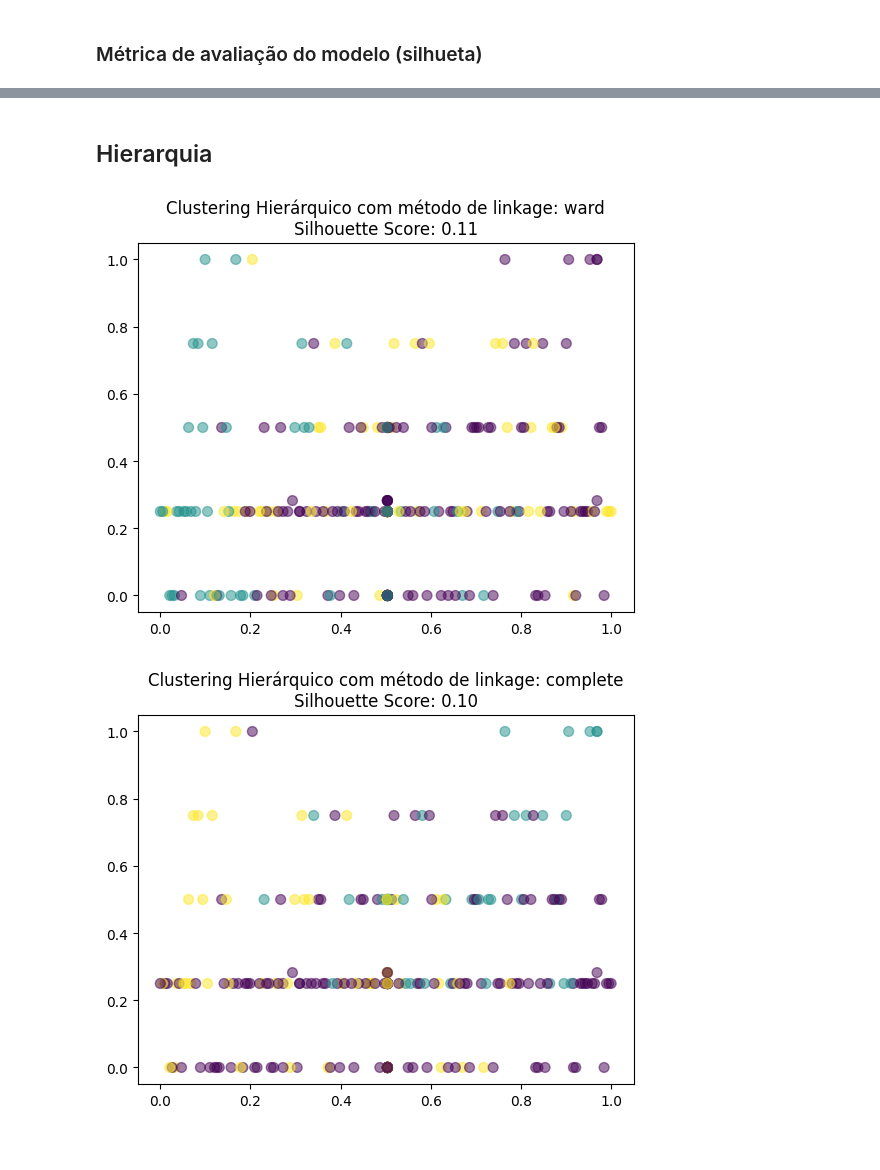
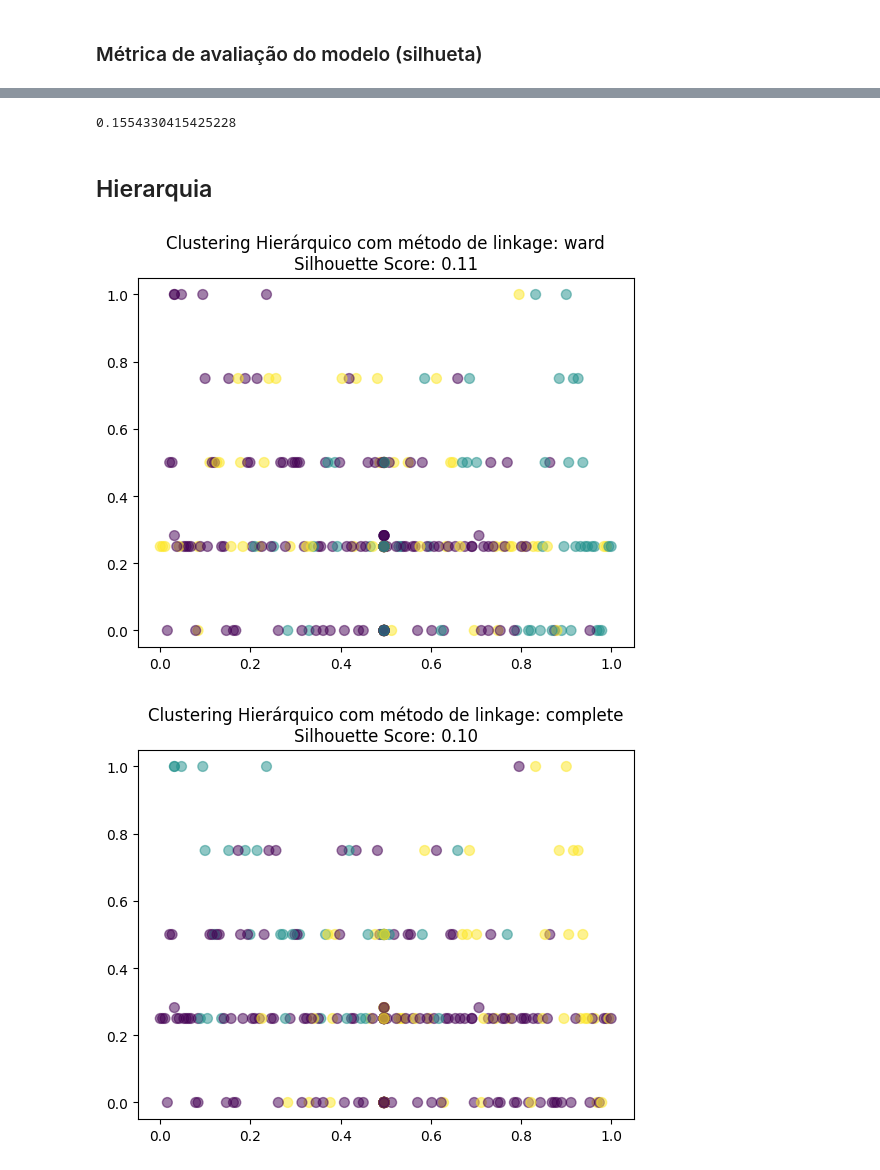
Before and after one commit to felipeduartea/projeto-ia, a Jupyter notebook: Trabalho_IA.ipynb, the cells around one changed output, grey strips where cells are left out. Saved outputs shown, nothing was run; the diff lists cells and outputs as text; code cells hidden in the pictures.

```diff
--- a/Trabalho_IA.ipynb
+++ b/Trabalho_IA.ipynb
@@ -46,7 +47,4 @@ Data columns (total 21 columns):
  20  demeanor_category            252 non-null    object
 dtypes: float64(11), object(10)
 memory usage: 45.6+ KB
-# %%
-
-df.rename(columns={"Unnamed: 0": "breeds"}, inplace=True)
 # %%
@@ -135,7 +83 @@ Name: popularity, Length: 277, dtype: float64
-# %%
-df['popularity'] = 1 - (
-    df['popularity'] - df['popularity'].min()
-)/(
-    df['popularity'].max() - df['popularity'].min()
-)
 # %%
@@ -557,2 +384,6 @@ silhouette_score(X, kmeans.fit_predict(X))
+# %%
+silhouette_score(df_X, kmeans.fit_predict(df_X))
+# %% [output]
+0.1554330415425228
 # %% [markdown]
 ## Hierarquia
@@ -570,34 +390,23 @@ clustered = model.fit_predict(df_X)
 # %%
-import pandas as pd
-from sklearn.cluster import AgglomerativeClustering
-from sklearn.metrics import silhouette_score
-import matplotlib.pyplot as plt
-
-# Assuming df is your DataFrame and it's already loaded and cleaned
-
 k = 3
 linkage_methods = ['ward', 'complete']
 
-# To store silhouette scores for each linkage method
 silhouette_scores = {}
 
 for linkage_method in linkage_methods:
     clustering = AgglomerativeClustering(n_clusters=k, linkage=linkage_method)
-    clustering.fit(X)
+    clustering.fit(df_X)
 
-    # Calculate Silhouette Score
-    score = silhouette_score(X, clustering.labels_)
+    score = silhouette_score(df_X, clustering.labels_)
     silhouette_scores[linkage_method] = score
 
-    # Plot
     plt.figure()
-    plt.scatter(X.iloc[:, 0], X.iloc[:, 1], c=clustering.labels_, cmap='viridis', s=50, alpha=0.5)
+    plt.scatter(df_X.iloc[:, 0], df_X.iloc[:, 1], c=clustering.labels_, cmap='viridis', s=50, alpha=0.5)
     plt.title(f'Clustering Hierárquico com método de linkage: {linkage_method}\nSilhouette Score: {score:.2f}')
     plt.show()
 
-# Print Silhouette Scores
 for method, score in silhouette_scores.items():
     print(f"The Silhouette Score for {method} linkage: {score}")
 # %% [output]
-[figure, old version]
+[figure, new version]
-[figure, old version]
+[figure, new version]
```
Also changed, not shown: parts of 50 cells of this notebook.
